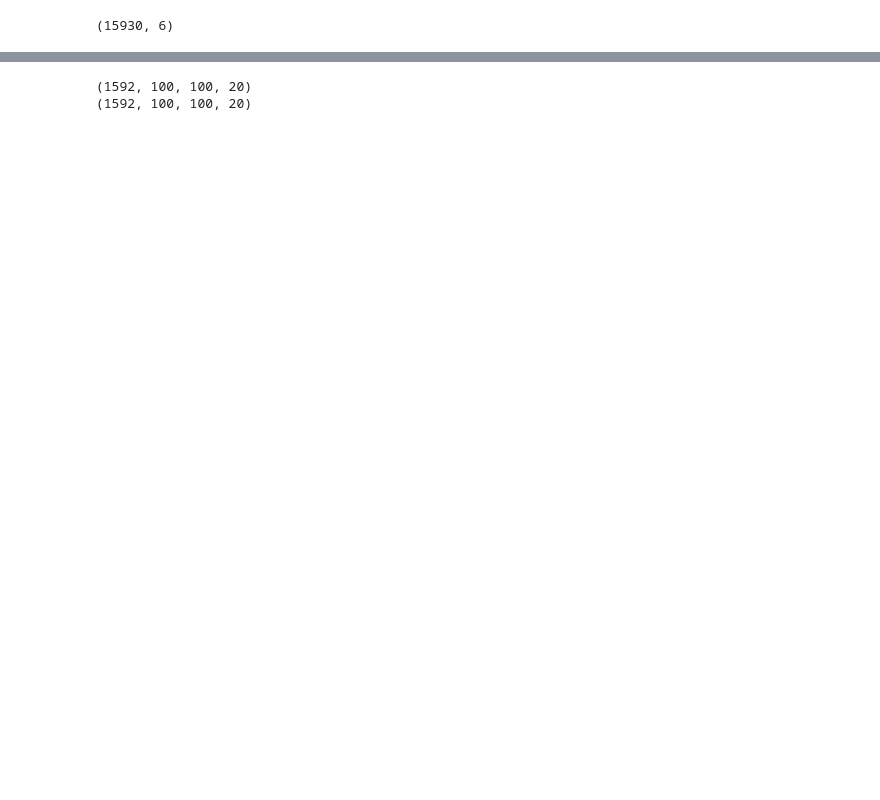
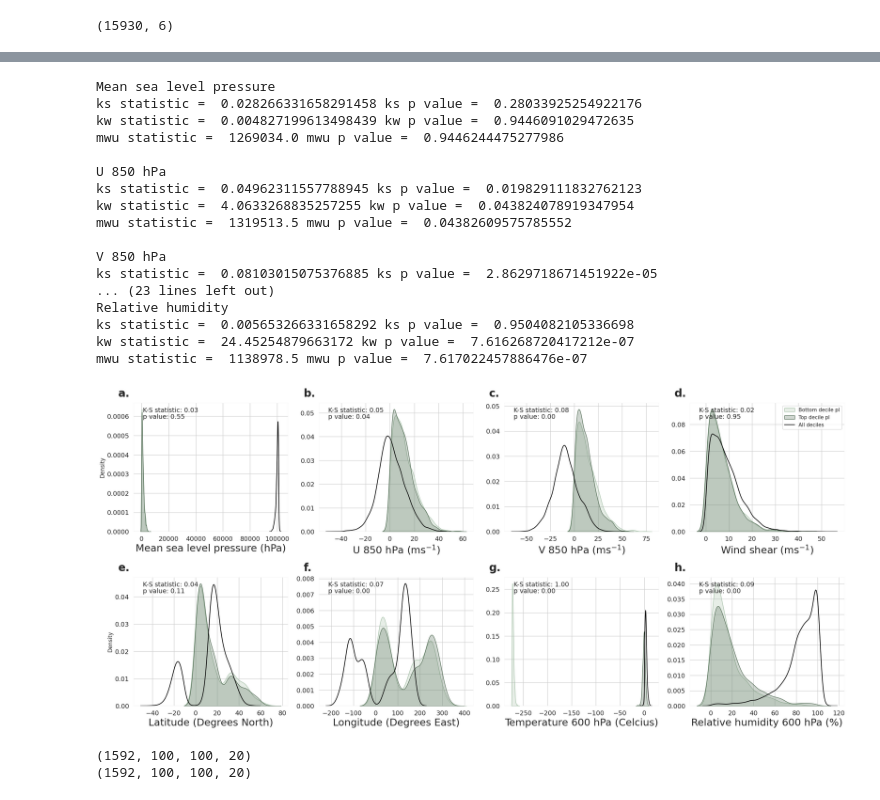
Before and after one commit to vosps/tropical_cyclone, a Jupyter notebook: tracking/9_interpretability.ipynb, the cells around one changed output, grey strips where cells are left out. Drawn from its saved outputs; the diff is of its cells as text; code cells hidden in the pictures; blank space fills up the shorter version.

```diff
--- a/tracking/9_interpretability.ipynb
+++ b/tracking/9_interpretability.ipynb
@@ -338,3 +286,25 @@ mwu statistic =  743957.0 mwu p value =  1.6101625576101486e-90
+# %%
+plot_kdes(abs(pl_10-pl_100),pl_20,pl_30,pl_40,pl_50,pl_60,pl_70,pl_80,pl_90,abs(p_10-pl_100),inputs_more,'figure_9a_patchloss_4b.png',"#a0bda3","#425e45",all_deciles=False)
+calc_kstest(abs(pl_10-pl_100),abs(p_10-pl_100),95,alternative='less')
+# %% [output]
+Mean sea level pressure
+ks statistic =  0.028266331658291458 ks p value =  0.28033925254922176
+kw statistic =  0.004827199613498439 kw p value =  0.9446091029472635
+mwu statistic =  1269034.0 mwu p value =  0.9446244475277986
+
+U 850 hPa
+ks statistic =  0.04962311557788945 ks p value =  0.019829111832762123
+kw statistic =  4.0633268835257255 kw p value =  0.043824078919347954
+mwu statistic =  1319513.5 mwu p value =  0.04382609575785552
+
+V 850 hPa
+ks statistic =  0.08103015075376885 ks p value =  2.8629718671451922e-05
+... (23 lines left out)
+Relative humidity
+ks statistic =  0.005653266331658292 ks p value =  0.9504082105336698
+kw statistic =  24.45254879663172 kw p value =  7.616268720417212e-07
+mwu statistic =  1138978.5 mwu p value =  7.617022457886476e-07
+[figure, added]
 # %%
 # sns.set_style("whitegrid")  # You can change the style to your preference
 # height_ratios = [1,0.08,1]
```
Also changed, not shown: parts of 17 cells of this notebook, 29 other files.
